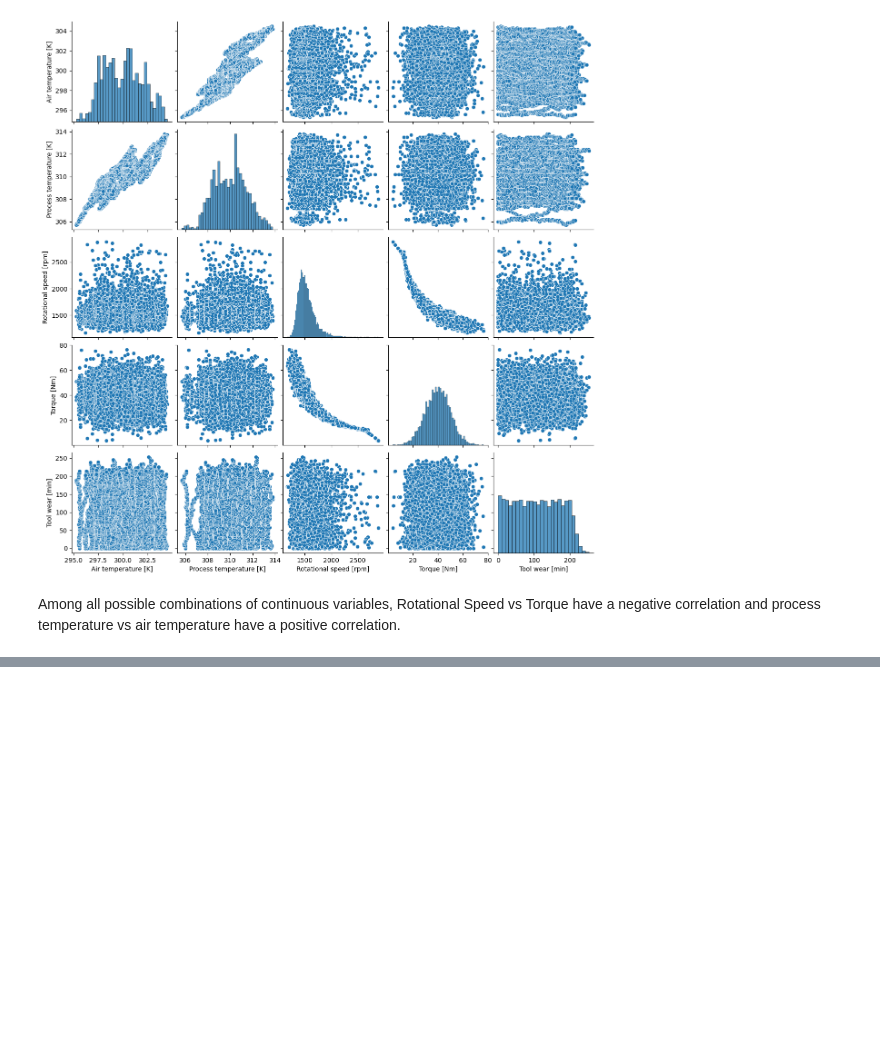
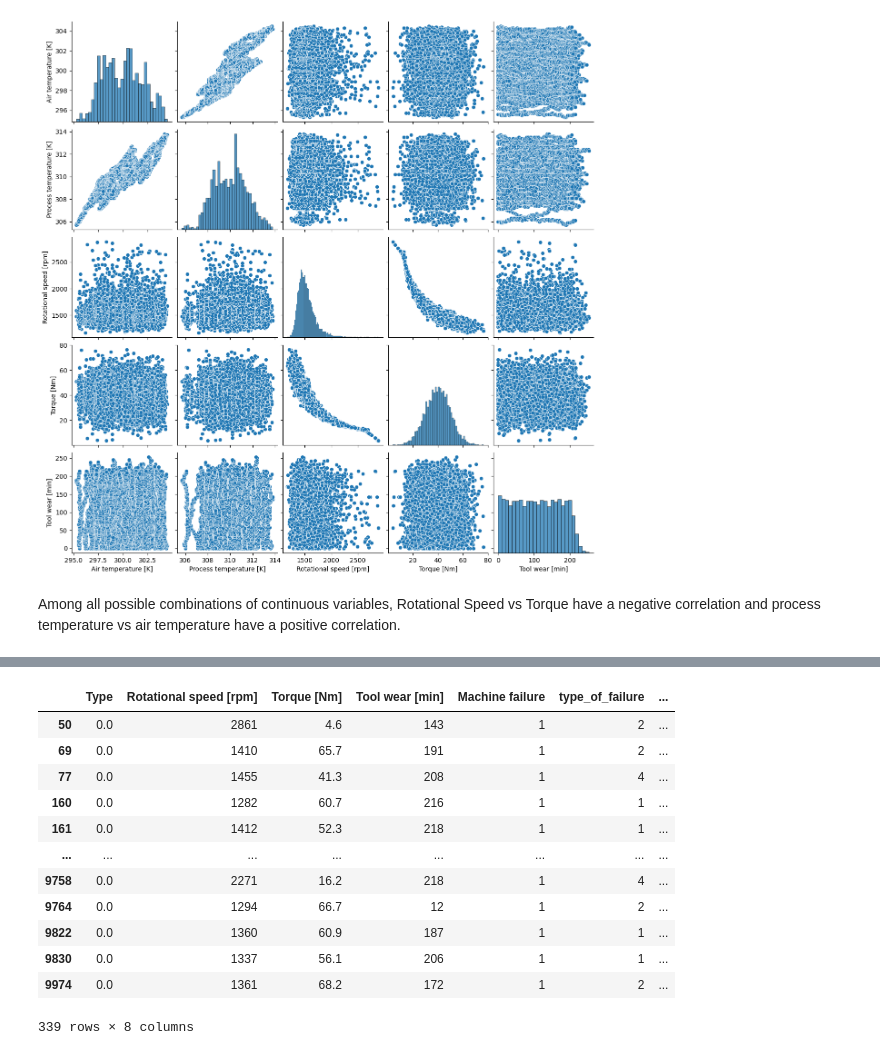
Before and after one commit to padolekrushna/predictive-maintenance, a Jupyter notebook: predictive_maintenance_project.ipynb, the cells around one changed output, grey strips where cells are left out. Saved outputs shown, nothing was run; the diff lists cells and outputs as text; code cells hidden in the pictures; blank space fills up the shorter version.

```diff
--- a/predictive_maintenance_project.ipynb
+++ b/predictive_maintenance_project.ipynb
@@ -311,0 +425,3 @@ Among all possible combinations of continuous variables, Rotational Speed vs Tor
+# %%
+df.drop(['UDI', 'Product ID'], axis=1, inplace=True)
+df.head()
@@ -311,0 +437,5 @@ Among all possible combinations of continuous variables, Rotational Speed vs Tor
+# %%
+df['Air temperature [c]'] = df['Air temperature [K]'] - 273.15
+df['Process temperature [c]'] = df['Process temperature [K]'] - 273.15
+df.drop(['Air temperature [K]', 'Process temperature [K]'], axis=1, inplace=True)
+df.head()
@@ -311,0 +453,6 @@ Among all possible combinations of continuous variables, Rotational Speed vs Tor
+# %%
+from sklearn.preprocessing import OrdinalEncoder
+encoder = OrdinalEncoder(categories=[['L', 'M', 'H']])
+
+df['Type'] = encoder.fit_transform(df[['Type']])
+df.head()
@@ -311,0 +477,6 @@ Among all possible combinations of continuous variables, Rotational Speed vs Tor
+# %%
+from sklearn.preprocessing import LabelEncoder
+encoder = LabelEncoder()
+
+df['type_of_failure'] = encoder.fit_transform(df['type_of_failure'])
+df.head()
@@ -311,0 +490,16 @@ Among all possible combinations of continuous variables, Rotational Speed vs Tor
+# %%
+df.loc[df['Machine failure'] == 1]
+# %% [output]
+|  | Type | Rotational speed [rpm] | Torque [Nm] | Tool wear [min] | Machine failure | type_of_failure | ... |
+| 50 | 0.0 | 2861 | 4.6 | 143 | 1 | 2 | ... |
+| 69 | 0.0 | 1410 | 65.7 | 191 | 1 | 2 | ... |
+| 77 | 0.0 | 1455 | 41.3 | 208 | 1 | 4 | ... |
+| 160 | 0.0 | 1282 | 60.7 | 216 | 1 | 1 | ... |
+| 161 | 0.0 | 1412 | 52.3 | 218 | 1 | 1 | ... |
+| ... | ... | ... | ... | ... | ... | ... | ... |
+| 9758 | 0.0 | 2271 | 16.2 | 218 | 1 | 4 | ... |
+| 9764 | 0.0 | 1294 | 66.7 | 12 | 1 | 2 | ... |
+| 9822 | 0.0 | 1360 | 60.9 | 187 | 1 | 1 | ... |
+| 9830 | 0.0 | 1337 | 56.1 | 206 | 1 | 1 | ... |
+| 9974 | 0.0 | 1361 | 68.2 | 172 | 1 | 2 | ... |
+339 rows × 8 columns
```
Also changed, not shown: parts of 58 cells of this notebook.
